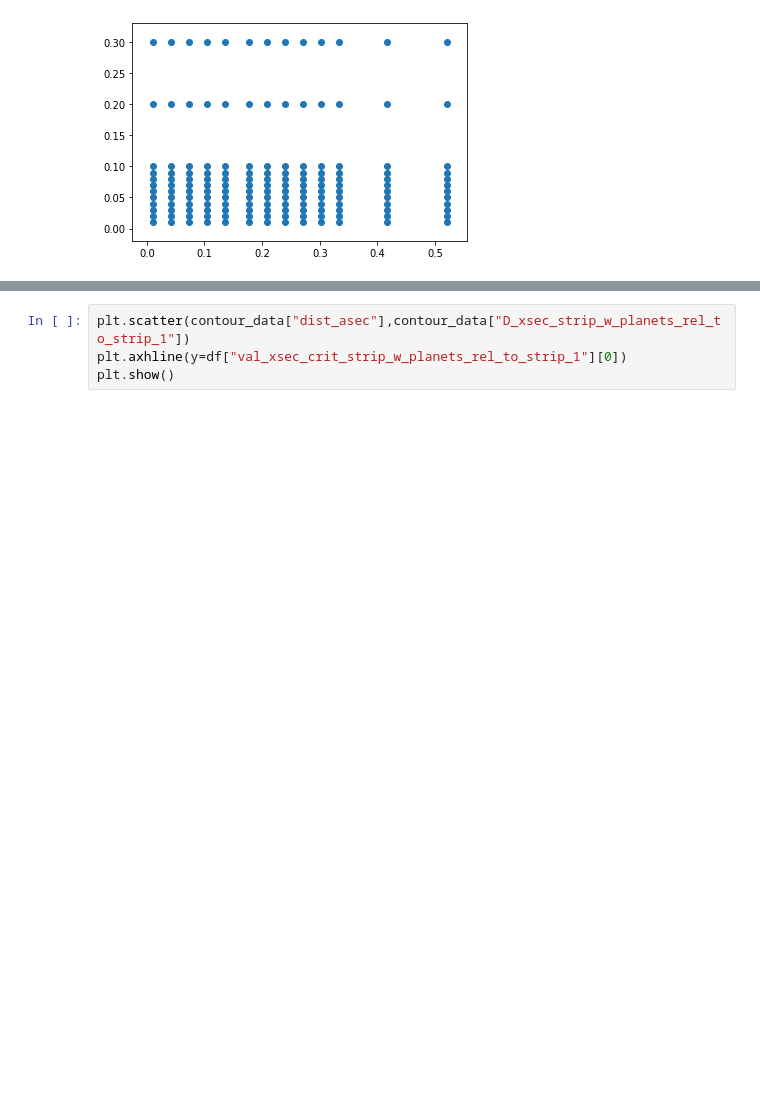
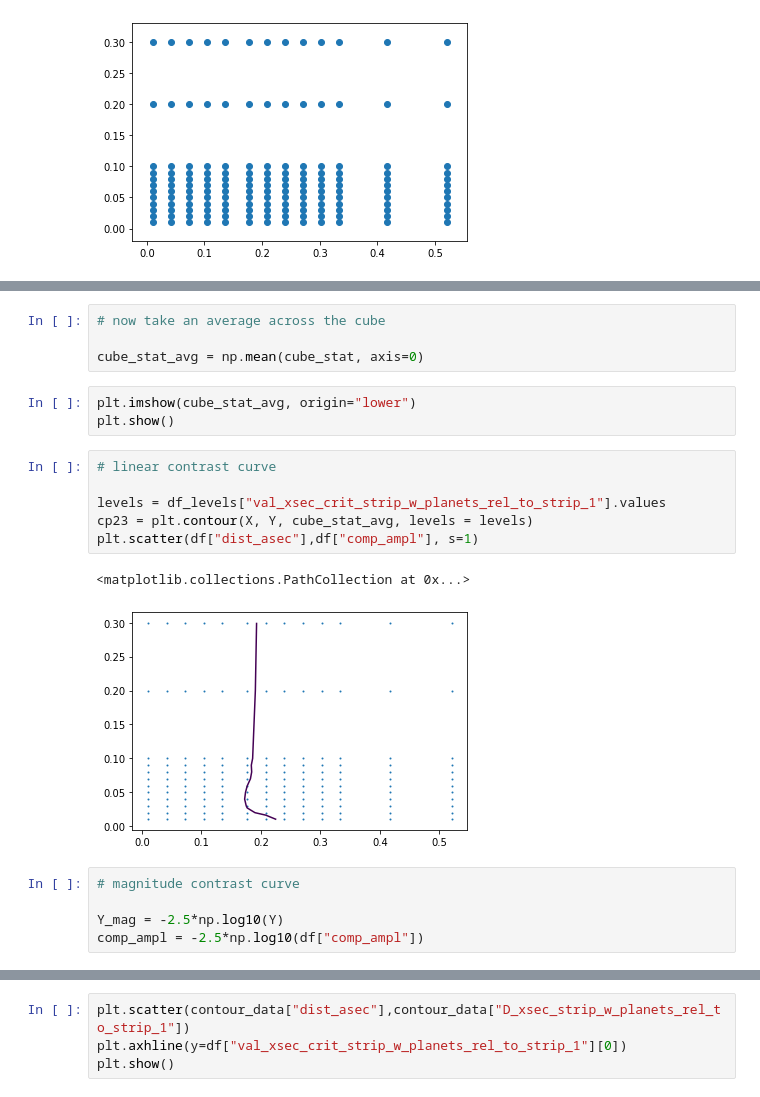
Before and after one commit to mwanakijiji/lbti_altair_fizeau, a Jupyter notebook: notebooks_for_development/lambda_over_B_contrast_curves.ipynb, the cells around one changed output, grey strips where cells are left out. Cells and saved outputs as stored; diff of their text form; blank space fills up the shorter version.

```diff
--- a/notebooks_for_development/lambda_over_B_contrast_curves.ipynb
+++ b/notebooks_for_development/lambda_over_B_contrast_curves.ipynb
@@ -117,0 +101,21 @@ ax.set_ylabel("companion_ampl")
+# %%
+# now take an average across the cube
+
+cube_stat_avg = np.mean(cube_stat, axis=0)
+# %%
+plt.imshow(cube_stat_avg, origin="lower")
+plt.show()
+# %%
+# linear contrast curve
+
+levels = df_levels["val_xsec_crit_strip_w_planets_rel_to_strip_1"].values
+cp23 = plt.contour(X, Y, cube_stat_avg, levels = levels)
+plt.scatter(df["dist_asec"],df["comp_ampl"], s=1)
+# %% [output]
+<matplotlib.collections.PathCollection at 0x...>
+[figure, added]
+# %%
+# magnitude contrast curve
+
+Y_mag = -2.5*np.log10(Y)
+comp_ampl = -2.5*np.log10(df["comp_ampl"])
```
Also changed, not shown: parts of 8 cells of this notebook.
